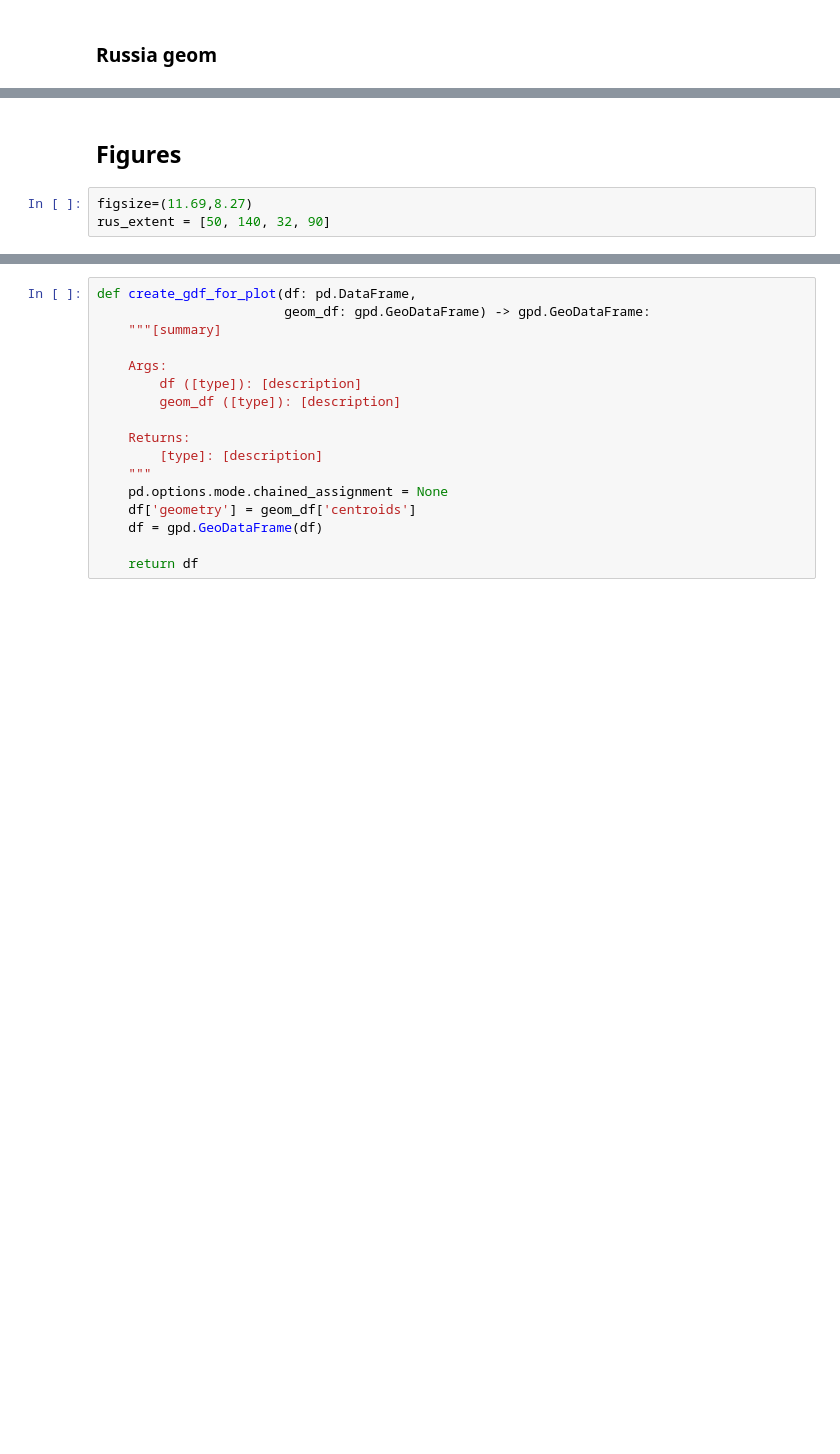
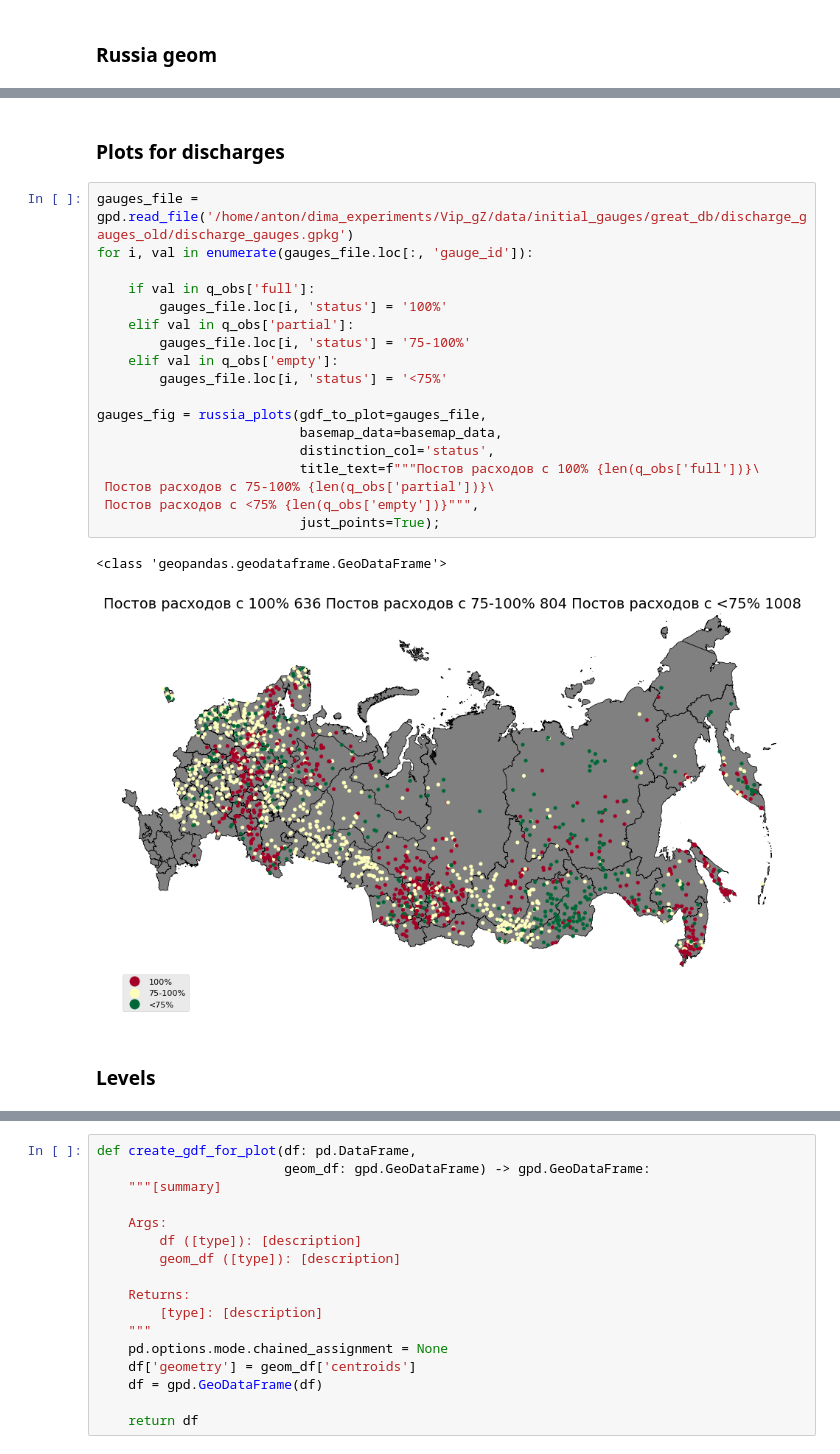
Before and after one commit to dmbrmv/my_dissertation, a Jupyter notebook: visualizations/visualisation.ipynb, the cells around one changed output, grey strips where cells are left out. Cells and saved outputs as stored; diff of their text form; blank space fills up the shorter version.

```diff
--- a/visualizations/visualisation.ipynb
+++ b/visualizations/visualisation.ipynb
@@ -196,5 +110,25 @@ test_Maurer = test_Maurer.set_index('gauge_id')
+# %% [markdown]
+### Plots for discharges
+# %%
+gauges_file = gpd.read_file('/home/anton/dima_experiments/Vip_gZ/data/initial_gauges/great_db/discharge_gauges_old/discharge_gauges.gpkg')
+for i, val in enumerate(gauges_file.loc[:, 'gauge_id']):
+
+    if val in q_obs['full']:
+        gauges_file.loc[i, 'status'] = '100%'
+    elif val in q_obs['partial']:
+        gauges_file.loc[i, 'status'] = '75-100%'
+    elif val in q_obs['empty']:
+        gauges_file.loc[i, 'status'] = '<75%'
+
+gauges_fig = russia_plots(gdf_to_plot=gauges_file,
+                          basemap_data=basemap_data,
+                          distinction_col='status',
+                          title_text=f"""Постов расходов с 100% {len(q_obs['full'])}\
+ Постов расходов с 75-100% {len(q_obs['partial'])}\
+ Постов расходов с <75% {len(q_obs['empty'])}""",
+                          just_points=True);
+# %% [output]
+<class 'geopandas.geodataframe.GeoDataFrame'>
+[figure, added]
 # %% [markdown]
-## Figures
+### Levels
-# %%
-figsize=(11.69,8.27)
-rus_extent = [50, 140, 32, 90]
```
Also changed, not shown: parts of 47 cells of this notebook, 6 other files.
